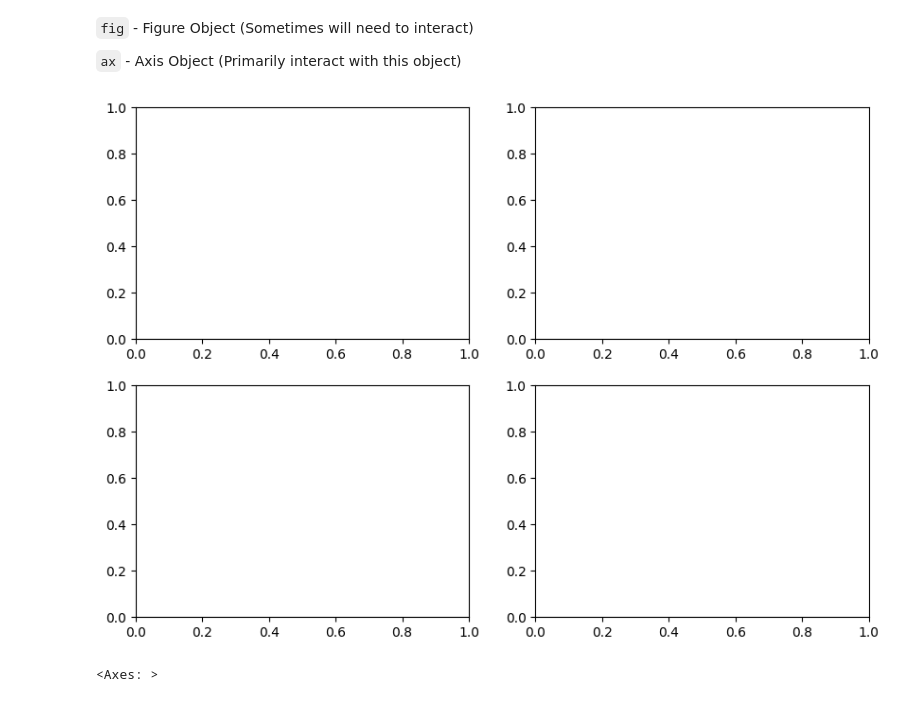
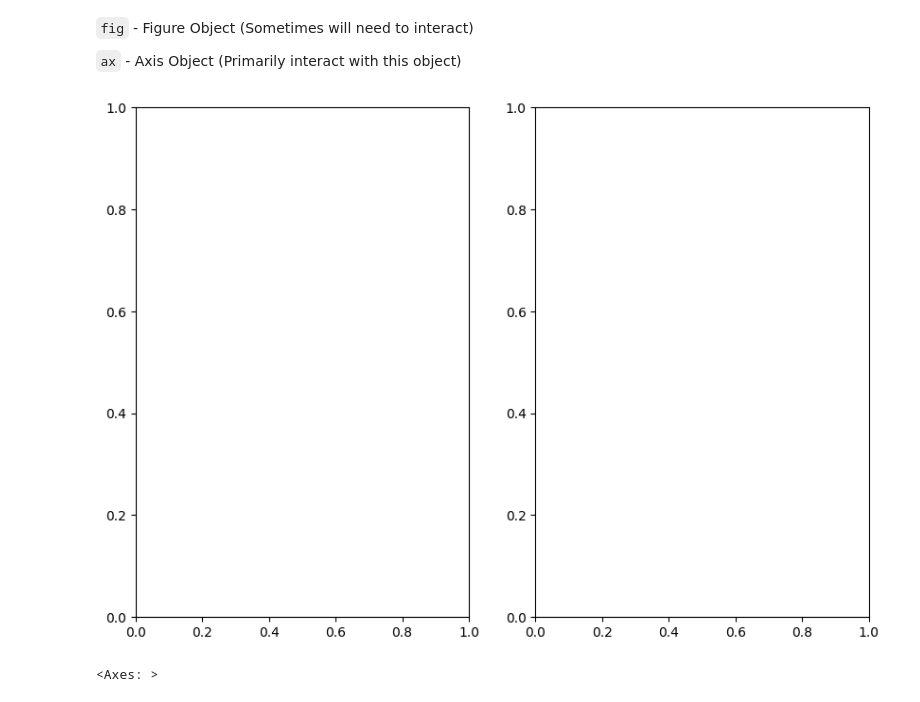
Before and after one commit to bipin-a/aidi-1100, a Jupyter notebook: lecture_material/Week6.ipynb, the cells around one changed output. Drawn from its saved outputs; the diff is of its cells as text; code cells hidden in the pictures.

```diff
--- a/lecture_material/Week6.ipynb
+++ b/lecture_material/Week6.ipynb
@@ -466,9 +548,9 @@ Type:      function
 `ax` - Axis Object (Primarily interact with this object)
 # %%
 # Unpacking
-fig, ax = plt.subplots(2,2, figsize=(10,7))
+fig, ax = plt.subplots(1,2, figsize=(10,7))
 # %% [output]
-[figure, old version]
+[figure, new version]
 # %%
 # Method 1
 ax[0][1]
```
Also changed, not shown: parts of 159 cells of this notebook.
